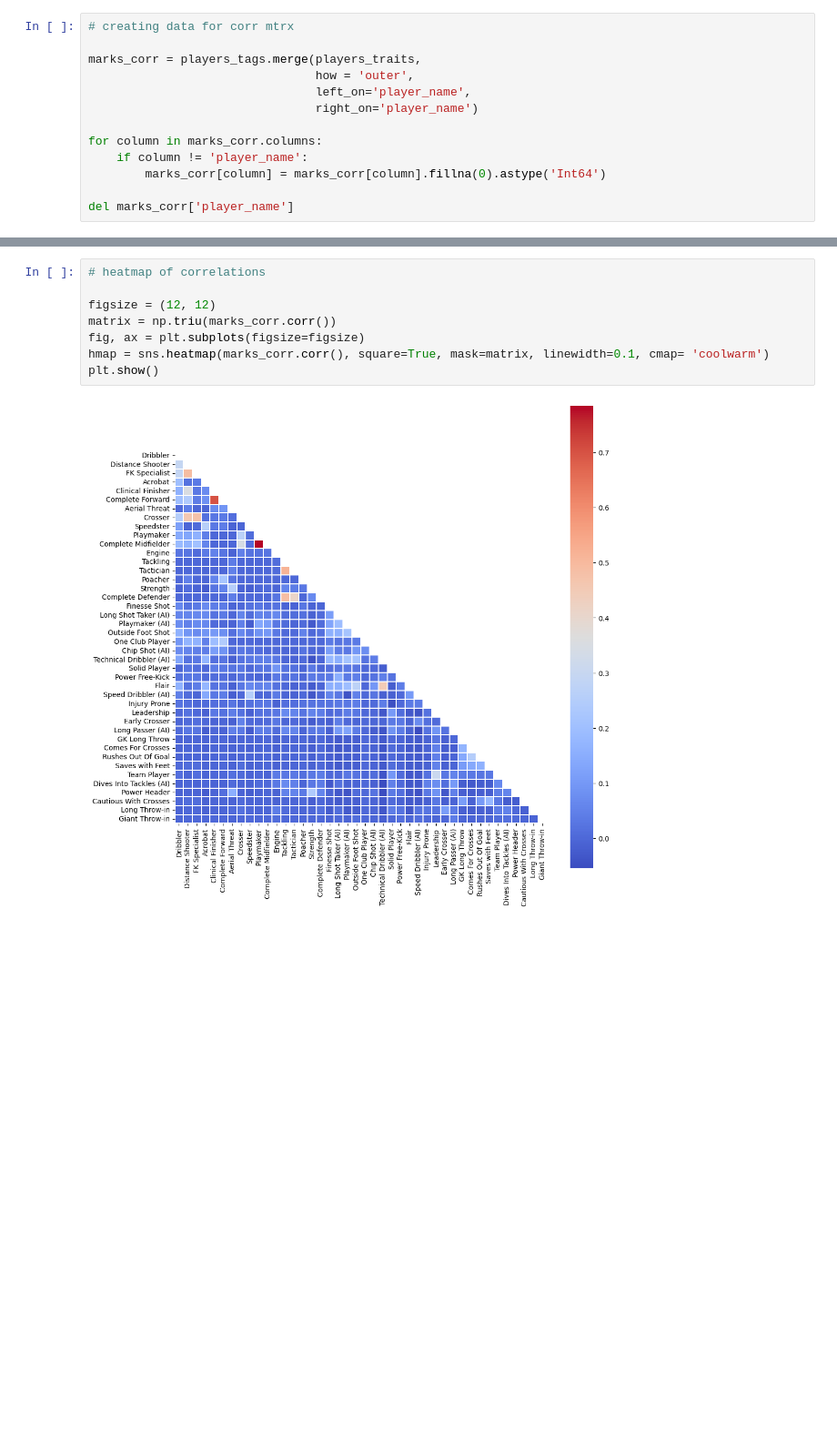
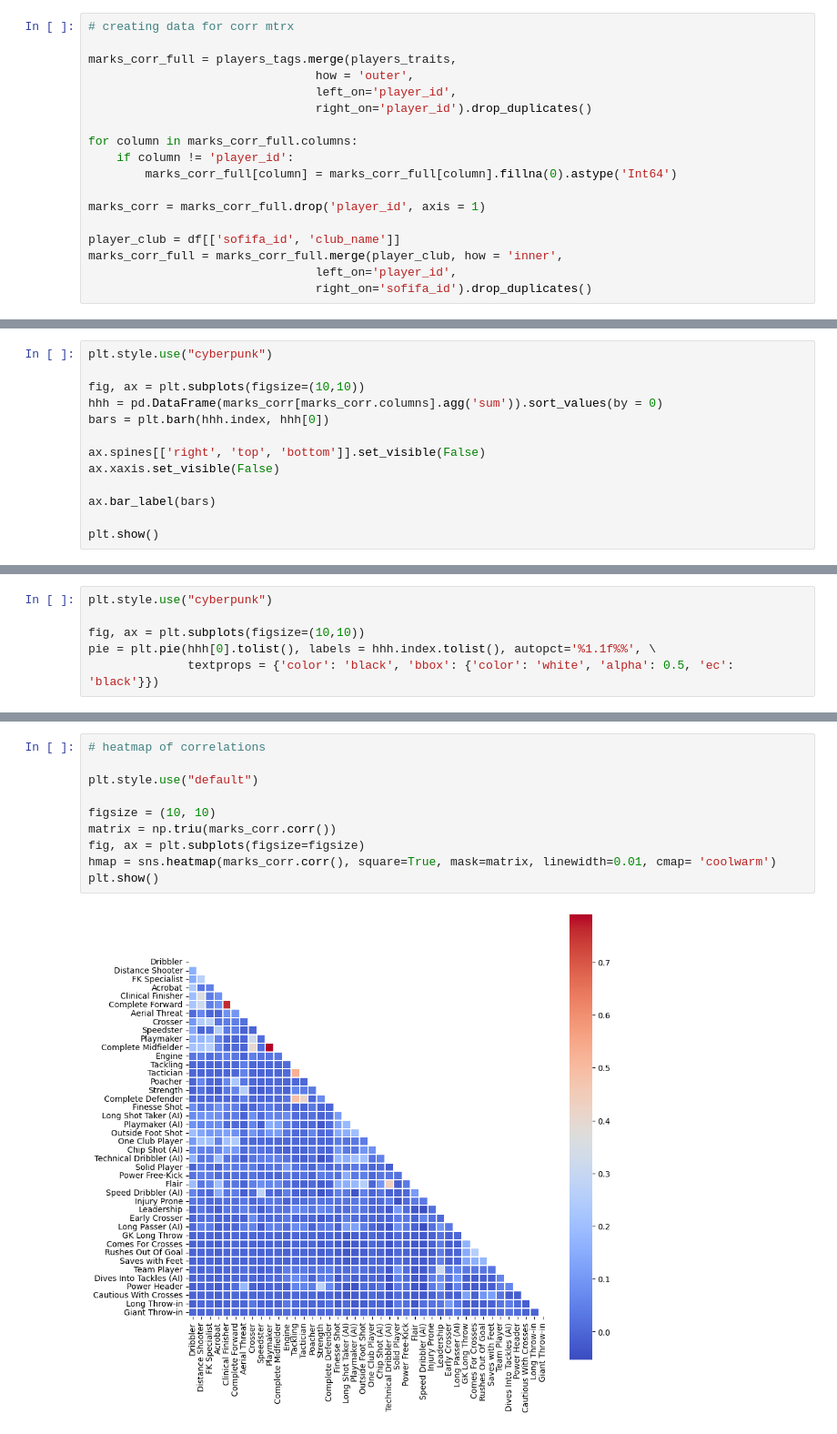
Before and after one commit to philippkuch/data_analyst_projects, a Jupyter notebook: FIFA_22_players.ipynb, the cells around one changed output, grey strips where cells are left out. Shown at 91% size. Cells and saved outputs as stored; diff of their text form; blank space fills up the shorter version.

```diff
--- a/FIFA_22_players.ipynb
+++ b/FIFA_22_players.ipynb
@@ -79,13 +117,18 @@ for column in players_traits.columns:
 # %%
 # creating data for corr mtrx
 
-marks_corr = players_tags.merge(players_traits,
+marks_corr_full = players_tags.merge(players_traits,
                                 how = 'outer',
-                                left_on='player_name',
-                                right_on='player_name')
+                                left_on='player_id',
+                                right_on='player_id').drop_duplicates()
 
-for column in marks_corr.columns:
-    if column != 'player_name':
-        marks_corr[column] = marks_corr[column].fillna(0).astype('Int64')
+for column in marks_corr_full.columns:
+    if column != 'player_id':
+        marks_corr_full[column] = marks_corr_full[column].fillna(0).astype('Int64')
 
-del marks_corr['player_name']
+marks_corr = marks_corr_full.drop('player_id', axis = 1)
+
+player_club = df[['sofifa_id', 'club_name']]
+marks_corr_full = marks_corr_full.merge(player_club, how = 'inner',
+                                left_on='player_id',
+                                right_on='sofifa_id').drop_duplicates()
@@ -91,0 +249,13 @@ del marks_corr['player_name']
+# %%
+plt.style.use("cyberpunk")
+
+fig, ax = plt.subplots(figsize=(10,10))
+hhh = pd.DataFrame(marks_corr[marks_corr.columns].agg('sum')).sort_values(by = 0)
+bars = plt.barh(hhh.index, hhh[0])
+
+ax.spines[['right', 'top', 'bottom']].set_visible(False)
+ax.xaxis.set_visible(False)
+
+ax.bar_label(bars)
+
+plt.show()
@@ -91,0 +264,6 @@ del marks_corr['player_name']
+# %%
+plt.style.use("cyberpunk")
+
+fig, ax = plt.subplots(figsize=(10,10))
+pie = plt.pie(hhh[0].tolist(), labels = hhh.index.tolist(), autopct='%1.1f%%', \
+              textprops = {'color': 'black', 'bbox': {'color': 'white', 'alpha': 0.5, 'ec': 'black'}})
@@ -92,13 +272,15 @@ del marks_corr['player_name']
 # %%
 # heatmap of correlations
 
-figsize = (12, 12)
+plt.style.use("default")
+
+figsize = (10, 10)
 matrix = np.triu(marks_corr.corr())
 fig, ax = plt.subplots(figsize=figsize)
-hmap = sns.heatmap(marks_corr.corr(), square=True, mask=matrix, linewidth=0.1, cmap= 'coolwarm')
+hmap = sns.heatmap(marks_corr.corr(), square=True, mask=matrix, linewidth=0.01, cmap= 'coolwarm')
 plt.show()
 # %% [output]
-[figure, old version]
+[figure, new version]
 # %%
 # finding highest correlations
 
```
Also changed, not shown: parts of 31 cells of this notebook, 3 other files.
